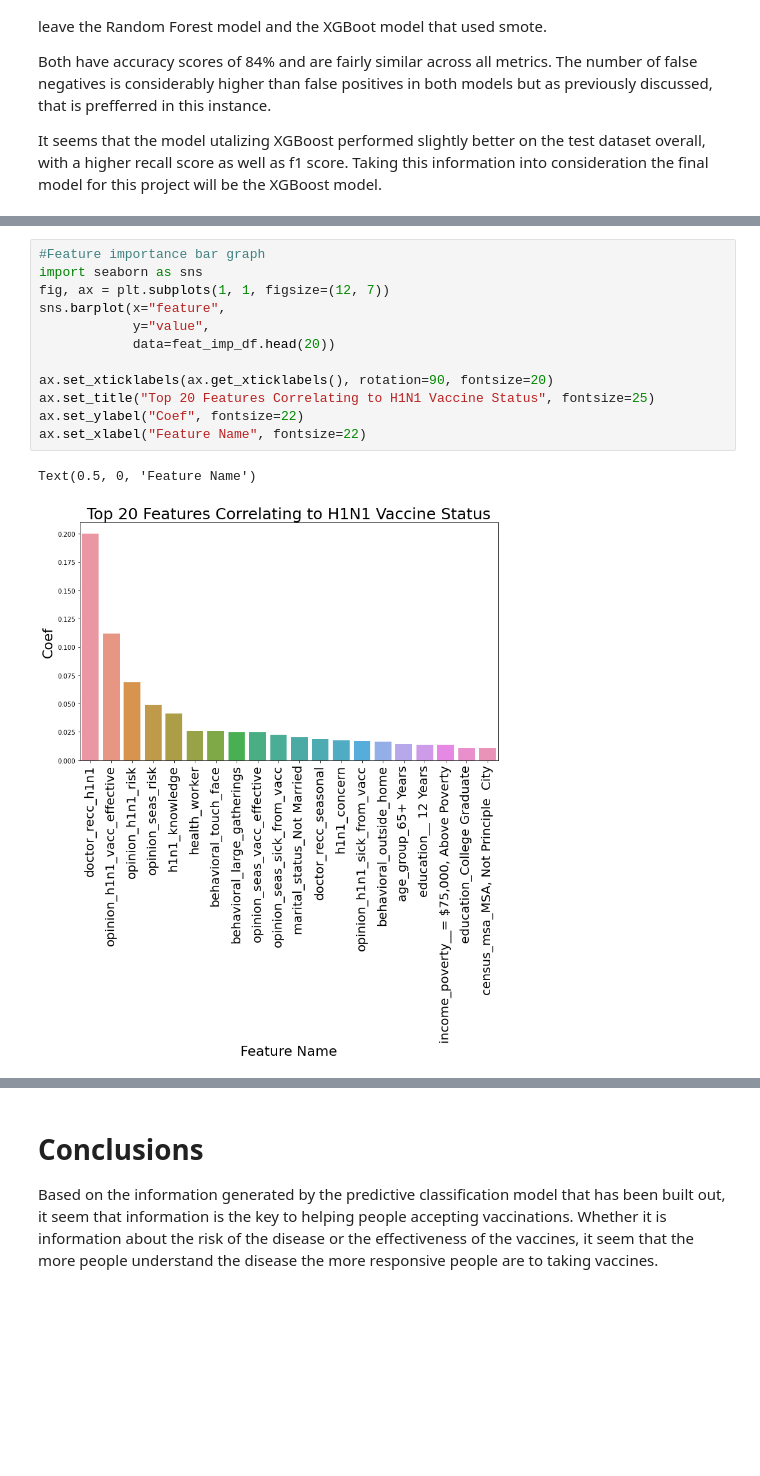
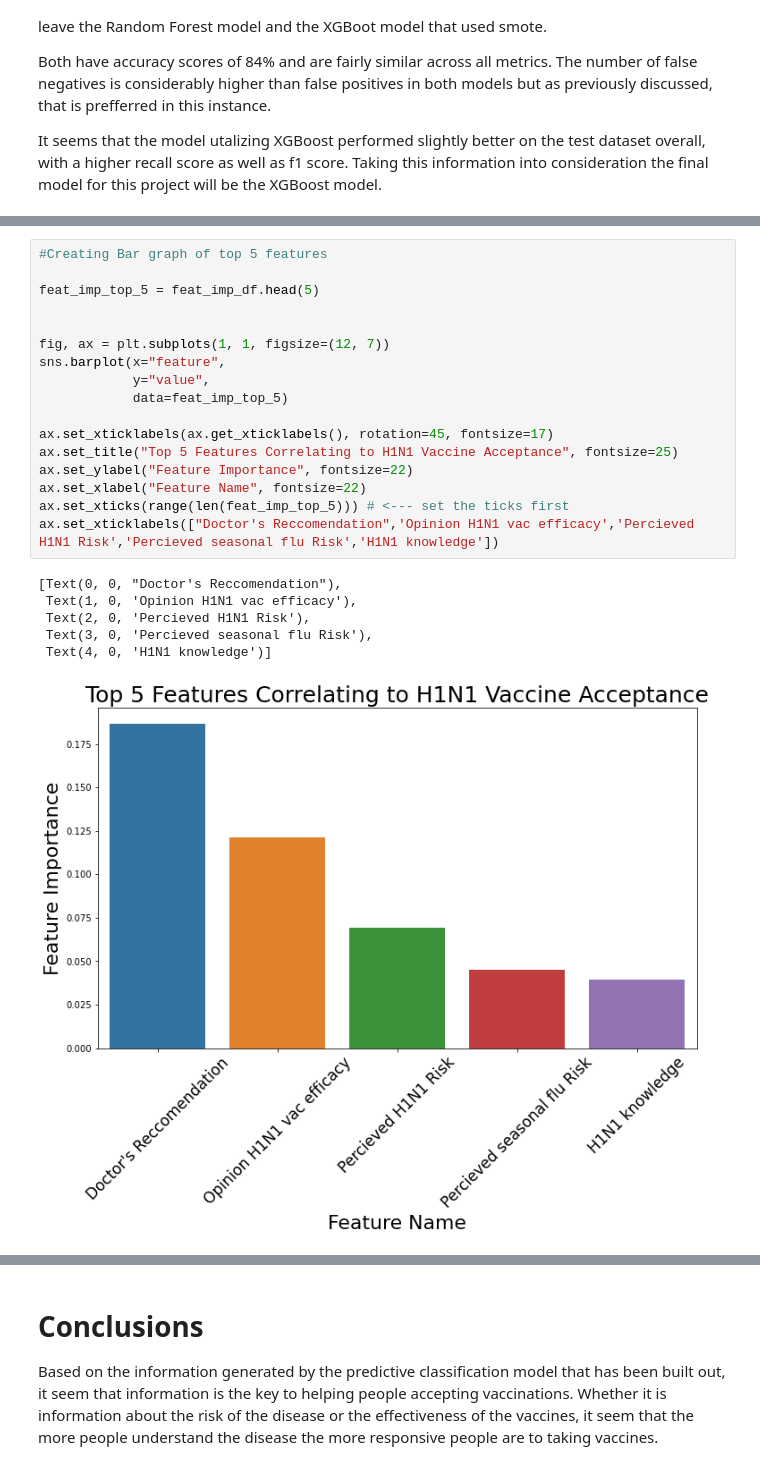
Before and after one commit to LucasFishbein/H1N1_Vaccine_Status_Predictor, a Jupyter notebook: H1N1_Vaccine_Prediction_Model.ipynb, the cells around one changed output, grey strips where cells are left out. Saved outputs shown, nothing was run; the diff lists cells and outputs as text; blank space fills up the shorter version.

```diff
--- a/H1N1_Vaccine_Prediction_Model.ipynb
+++ b/H1N1_Vaccine_Prediction_Model.ipynb
@@ -1376,15 +1405,24 @@ feat_imp_df = feat_imp_df.sort_values("abs_value", ascending=False)
 # %%
-#Feature importance bar graph
-import seaborn as sns
+#Creating Bar graph of top 5 features
+
+feat_imp_top_5 = feat_imp_df.head(5)
+
+
 fig, ax = plt.subplots(1, 1, figsize=(12, 7))
 sns.barplot(x="feature",
             y="value",
-            data=feat_imp_df.head(20))
+            data=feat_imp_top_5)
 
-ax.set_xticklabels(ax.get_xticklabels(), rotation=90, fontsize=20)
-ax.set_title("Top 20 Features Correlating to H1N1 Vaccine Status", fontsize=25)
-ax.set_ylabel("Coef", fontsize=22)
+ax.set_xticklabels(ax.get_xticklabels(), rotation=45, fontsize=17)
+ax.set_title("Top 5 Features Correlating to H1N1 Vaccine Acceptance", fontsize=25)
+ax.set_ylabel("Feature Importance", fontsize=22)
 ax.set_xlabel("Feature Name", fontsize=22)
+ax.set_xticks(range(len(feat_imp_top_5))) # <--- set the ticks first
+ax.set_xticklabels(["Doctor's Reccomendation",'Opinion H1N1 vac efficacy','Percieved H1N1 Risk','Percieved seasonal flu Risk','H1N1 knowledge'])
 # %% [output]
-Text(0.5, 0, 'Feature Name')
+[Text(0, 0, "Doctor's Reccomendation"),
+ Text(1, 0, 'Opinion H1N1 vac efficacy'),
+ Text(2, 0, 'Percieved H1N1 Risk'),
+ Text(3, 0, 'Percieved seasonal flu Risk'),
+ Text(4, 0, 'H1N1 knowledge')]
-[figure, old version]
+[figure, new version]
```
Also changed, not shown: parts of 17 cells of this notebook, 1 other file.
